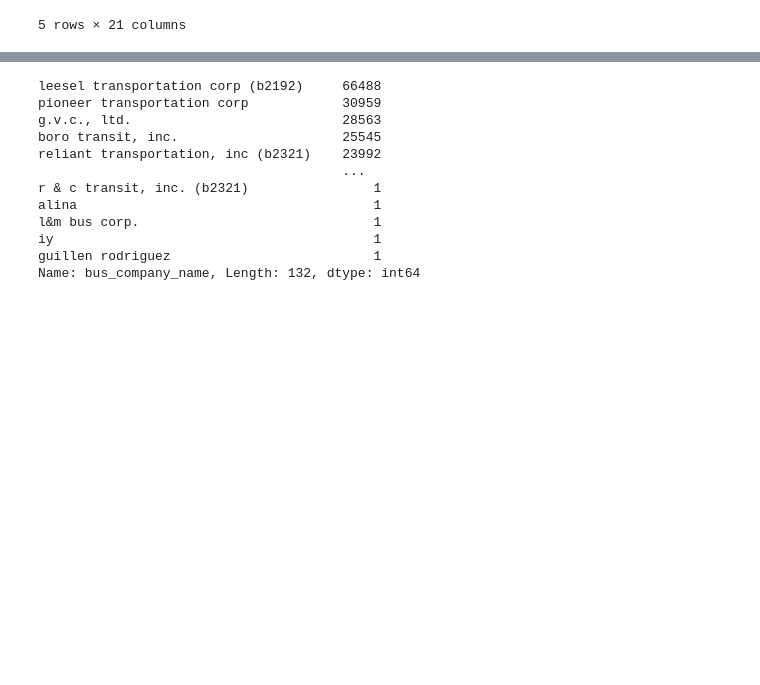
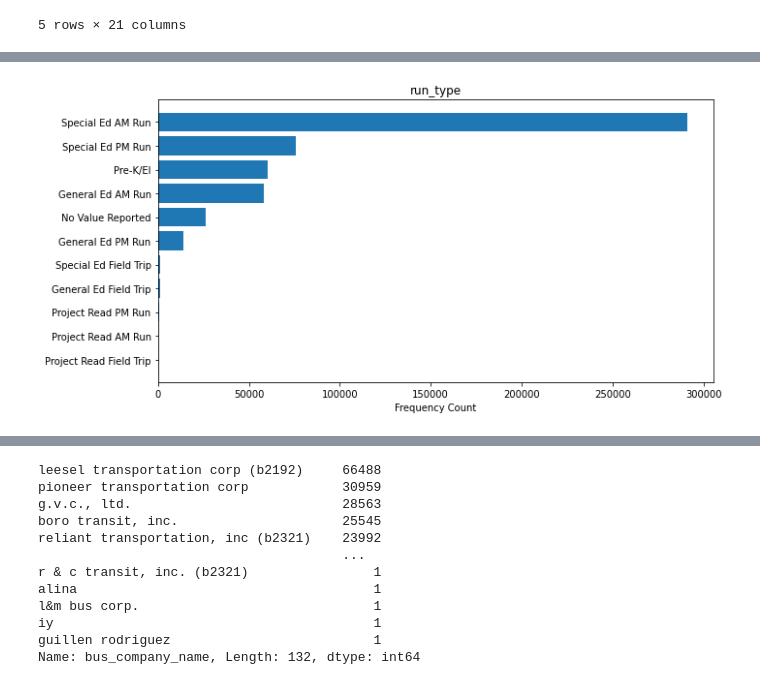
Before and after one commit to AgileDataScientist/data-analysis-bus-data, a Jupyter notebook: NYCBusDelay.ipynb, the cells around one changed output, grey strips where cells are left out. Cells and saved outputs as stored; diff of their text form; code cells hidden in the pictures; blank space fills up the shorter version.

```diff
--- a/NYCBusDelay.ipynb
+++ b/NYCBusDelay.ipynb
@@ -83,5 +184,7 @@ bar_plot(bus_data, 'school_year' )
 # %%
 # Run Type counts
-bar_plot(bus_data, 'run_type', True)
+bar_plot(bus_data, 'run_type', True, False)
+# %% [output]
+[figure, added]
 # %%
 # Counts of reason for lateness
```
Also changed, not shown: parts of 49 cells of this notebook.
